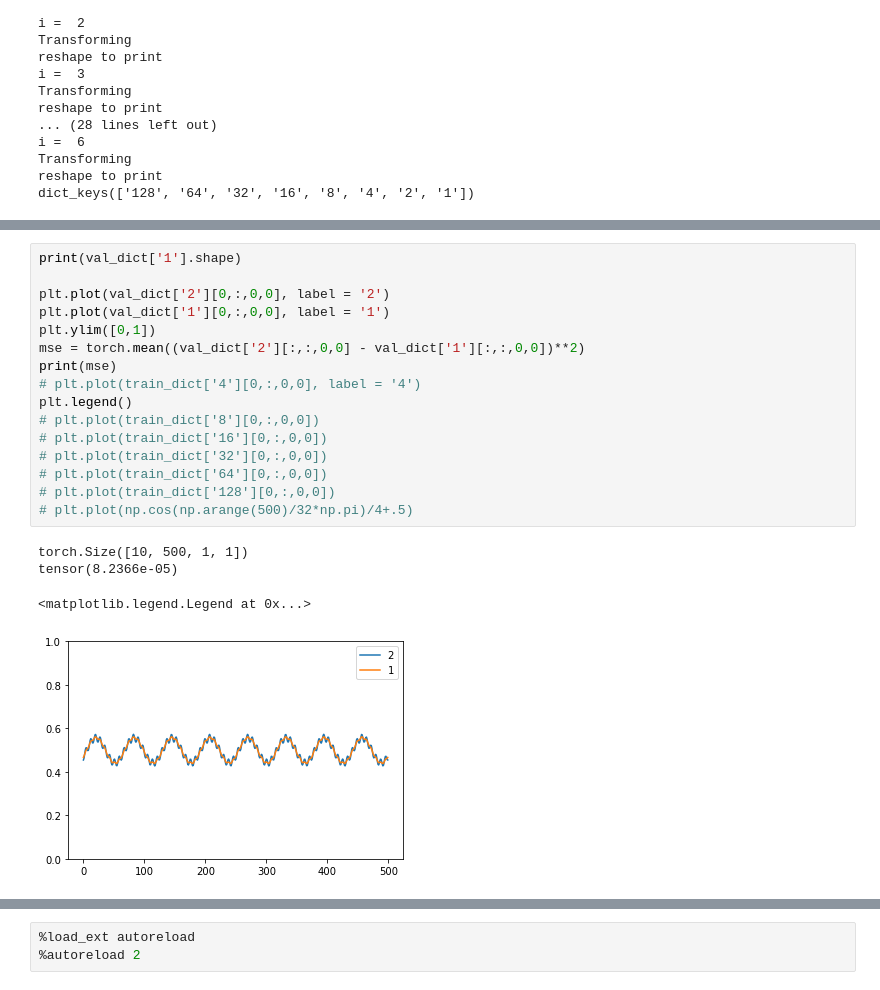
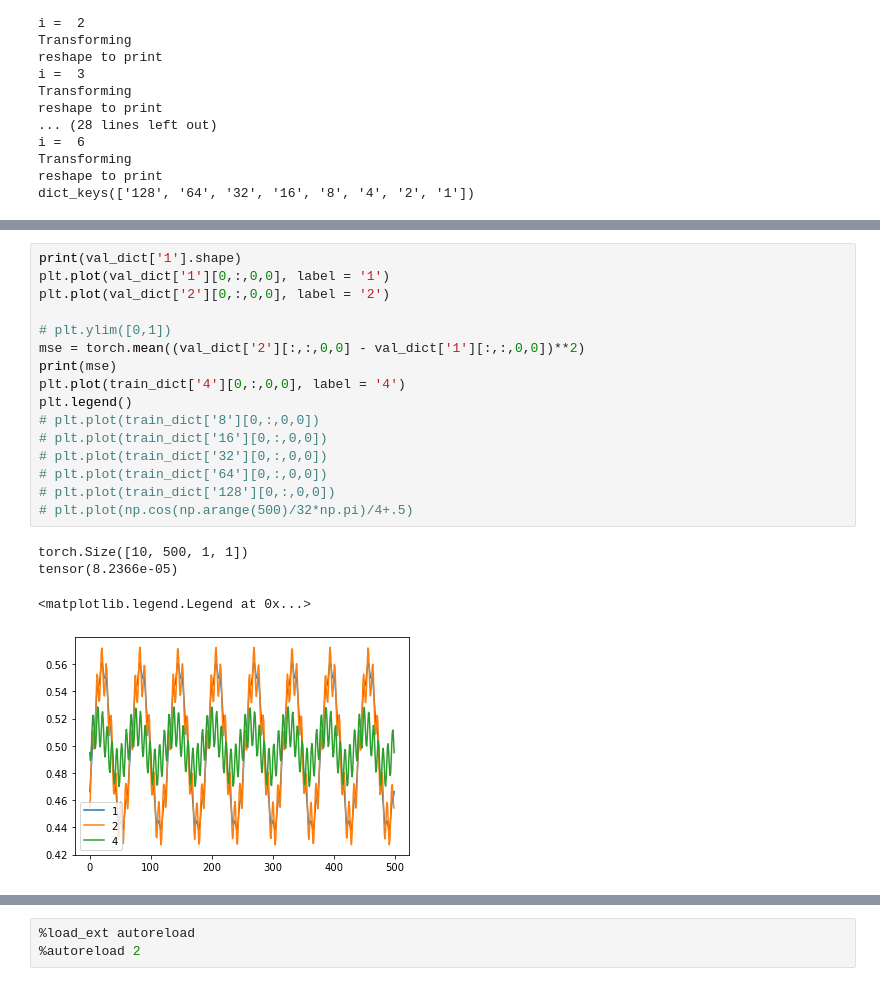
Before and after one commit to KatieJ16/Time_Space_multiscale, a Jupyter notebook: scripts/toy3a_multiscale_model_fitting-Copy1.ipynb, the cells around one changed output, grey strips where cells are left out. Drawn from its saved outputs; the diff is of its cells as text.

```diff
--- a/scripts/toy3a_multiscale_model_fitting-Copy1.ipynb
+++ b/scripts/toy3a_multiscale_model_fitting-Copy1.ipynb
@@ -111,21 +99,21 @@ y_preds[i] shape =  (60,)
 # %%
 print(val_dict['1'].shape)
+plt.plot(val_dict['1'][0,:,0,0], label = '1')
+plt.plot(val_dict['2'][0,:,0,0], label = '2')
 
-plt.plot(val_dict['2'][0,:,0,0], label = '2')
-plt.plot(val_dict['1'][0,:,0,0], label = '1')
-plt.ylim([0,1])
+# plt.ylim([0,1])
 mse = torch.mean((val_dict['2'][:,:,0,0] - val_dict['1'][:,:,0,0])**2)
 print(mse)
-# plt.plot(train_dict['4'][0,:,0,0], label = '4')
+plt.plot(train_dict['4'][0,:,0,0], label = '4')
 plt.legend()
 # plt.plot(train_dict['8'][0,:,0,0])
 # plt.plot(train_dict['16'][0,:,0,0])
 # plt.plot(train_dict['32'][0,:,0,0])
 # plt.plot(train_dict['64'][0,:,0,0])
 # plt.plot(train_dict['128'][0,:,0,0])
 # plt.plot(np.cos(np.arange(500)/32*np.pi)/4+.5)
 # %% [output]
 torch.Size([10, 500, 1, 1])
 tensor(8.2366e-05)
 <matplotlib.legend.Legend at 0x...>
-[figure, old version]
+[figure, new version]
```
Also changed, not shown: parts of 14 cells of this notebook, 1 other file.
